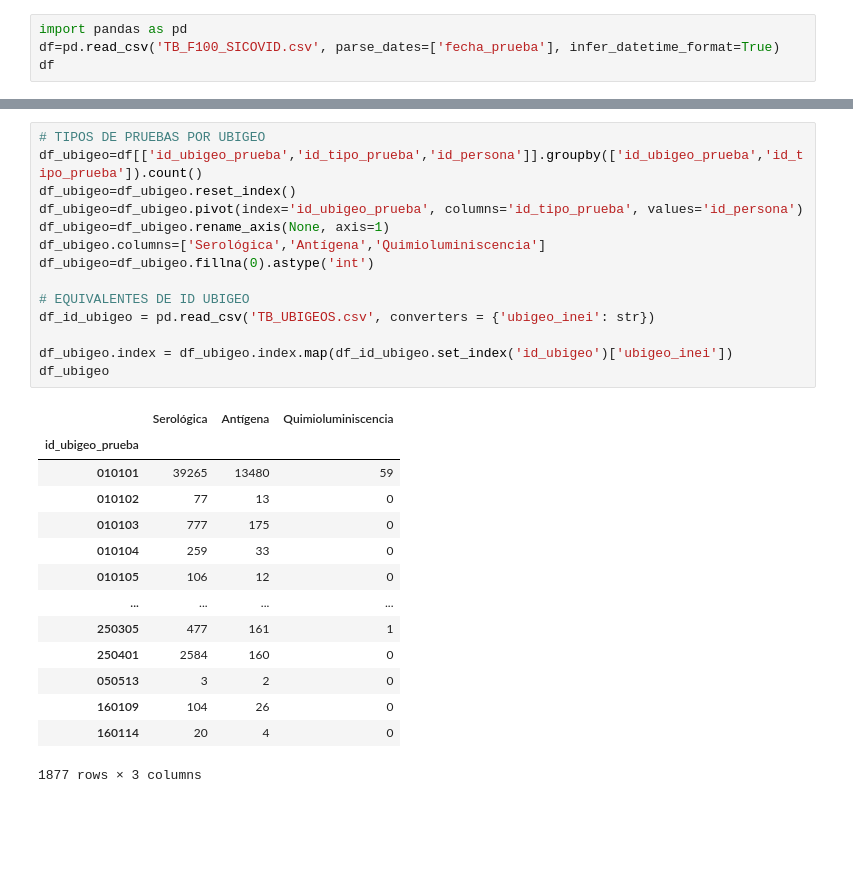
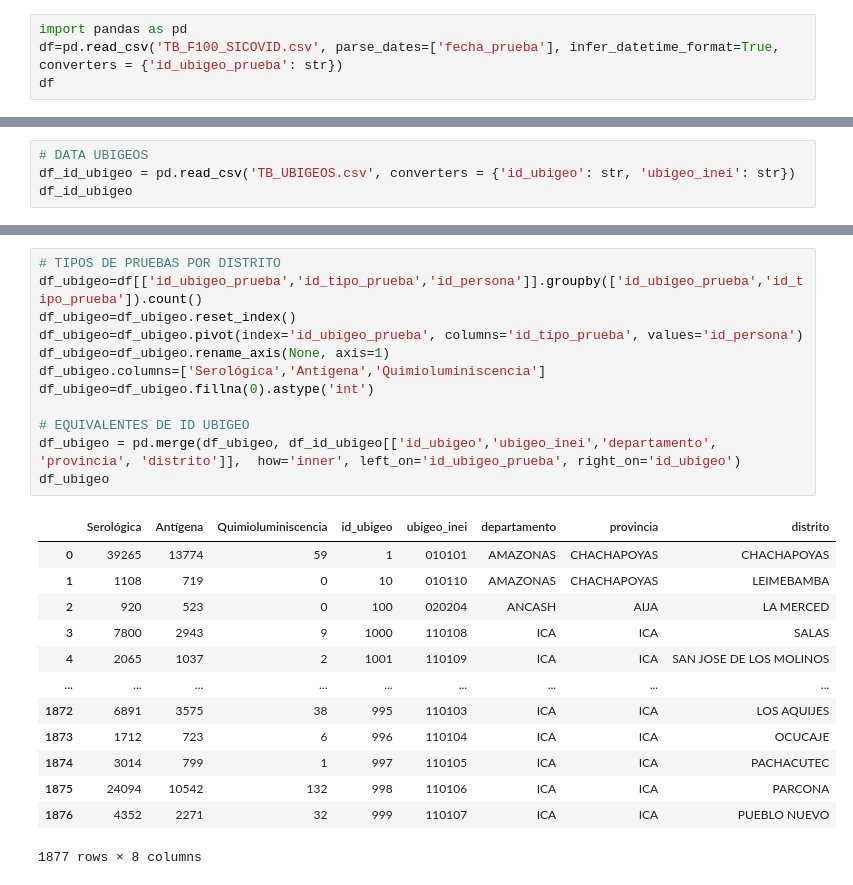
Before and after one commit to annaabsi/siscovid, a Jupyter notebook: pruebas.ipynb, the cells around one changed output, grey strips where cells are left out. Drawn from its saved outputs; the diff is of its cells as text; blank space fills up the shorter version.

Commit message:
clasificacion por distritos, provincias y departamentos

```diff
--- a/pruebas.ipynb
+++ b/pruebas.ipynb
@@ -1,6 +1,6 @@
 # %%
 import pandas as pd
-df=pd.read_csv('TB_F100_SICOVID.csv', parse_dates=['fecha_prueba'], infer_datetime_format=True)
+df=pd.read_csv('TB_F100_SICOVID.csv', parse_dates=['fecha_prueba'], infer_datetime_format=True, converters = {'id_ubigeo_prueba': str})
 df
 # %% [output]
 |  | id_persona | fecha_prueba | id_tipo_prueba | id_resultado_prueba | id_ubigeo_prueba |
@@ -18,0 +19,4 @@ df
+# %%
+# DATA UBIGEOS
+df_id_ubigeo = pd.read_csv('TB_UBIGEOS.csv', converters = {'id_ubigeo': str, 'ubigeo_inei': str})
+df_id_ubigeo
@@ -148,29 +166,26 @@ df_antigeno_cum
 # %%
-# TIPOS DE PRUEBAS POR UBIGEO
+# TIPOS DE PRUEBAS POR DISTRITO
 df_ubigeo=df[['id_ubigeo_prueba','id_tipo_prueba','id_persona']].groupby(['id_ubigeo_prueba','id_tipo_prueba']).count()
 df_ubigeo=df_ubigeo.reset_index()
 df_ubigeo=df_ubigeo.pivot(index='id_ubigeo_prueba', columns='id_tipo_prueba', values='id_persona')
 df_ubigeo=df_ubigeo.rename_axis(None, axis=1)
 df_ubigeo.columns=['Serológica','Antígena','Quimioluminiscencia']
 df_ubigeo=df_ubigeo.fillna(0).astype('int')
 
 # EQUIVALENTES DE ID UBIGEO
-df_id_ubigeo = pd.read_csv('TB_UBIGEOS.csv', converters = {'ubigeo_inei': str})
-
-df_ubigeo.index = df_ubigeo.index.map(df_id_ubigeo.set_index('id_ubigeo')['ubigeo_inei'])
+df_ubigeo = pd.merge(df_ubigeo, df_id_ubigeo[['id_ubigeo','ubigeo_inei','departamento', 'provincia', 'distrito']],  how='inner', left_on='id_ubigeo_prueba', right_on='id_ubigeo')
 df_ubigeo
 # %% [output]
-|  | Serológica | Antígena | Quimioluminiscencia |
-| id_ubigeo_prueba |  |  |  |
-| 010101 | 39265 | 13480 | 59 |
-| 010102 | 77 | 13 | 0 |
-| 010103 | 777 | 175 | 0 |
-| 010104 | 259 | 33 | 0 |
-| 010105 | 106 | 12 | 0 |
-| ... | ... | ... | ... |
-| 250305 | 477 | 161 | 1 |
-| 250401 | 2584 | 160 | 0 |
-| 050513 | 3 | 2 | 0 |
-| 160109 | 104 | 26 | 0 |
-| 160114 | 20 | 4 | 0 |
+|  | Serológica | Antígena | Quimioluminiscencia | id_ubigeo | ubigeo_inei | departamento | provincia | distrito |
+| 0 | 39265 | 13774 | 59 | 1 | 010101 | AMAZONAS | CHACHAPOYAS | CHACHAPOYAS |
+| 1 | 1108 | 719 | 0 | 10 | 010110 | AMAZONAS | CHACHAPOYAS | LEIMEBAMBA |
+| 2 | 920 | 523 | 0 | 100 | 020204 | ANCASH | AIJA | LA MERCED |
+| 3 | 7800 | 2943 | 9 | 1000 | 110108 | ICA | ICA | SALAS |
+| 4 | 2065 | 1037 | 2 | 1001 | 110109 | ICA | ICA | SAN JOSE DE LOS MOLINOS |
+| ... | ... | ... | ... | ... | ... | ... | ... | ... |
+| 1872 | 6891 | 3575 | 38 | 995 | 110103 | ICA | ICA | LOS AQUIJES |
+| 1873 | 1712 | 723 | 6 | 996 | 110104 | ICA | ICA | OCUCAJE |
+| 1874 | 3014 | 799 | 1 | 997 | 110105 | ICA | ICA | PACHACUTEC |
+| 1875 | 24094 | 10542 | 132 | 998 | 110106 | ICA | ICA | PARCONA |
+| 1876 | 4352 | 2271 | 32 | 999 | 110107 | ICA | ICA | PUEBLO NUEVO |
-1877 rows × 3 columns
+1877 rows × 8 columns
```
Also changed, not shown: parts of 11 cells of this notebook, 10 other files.
